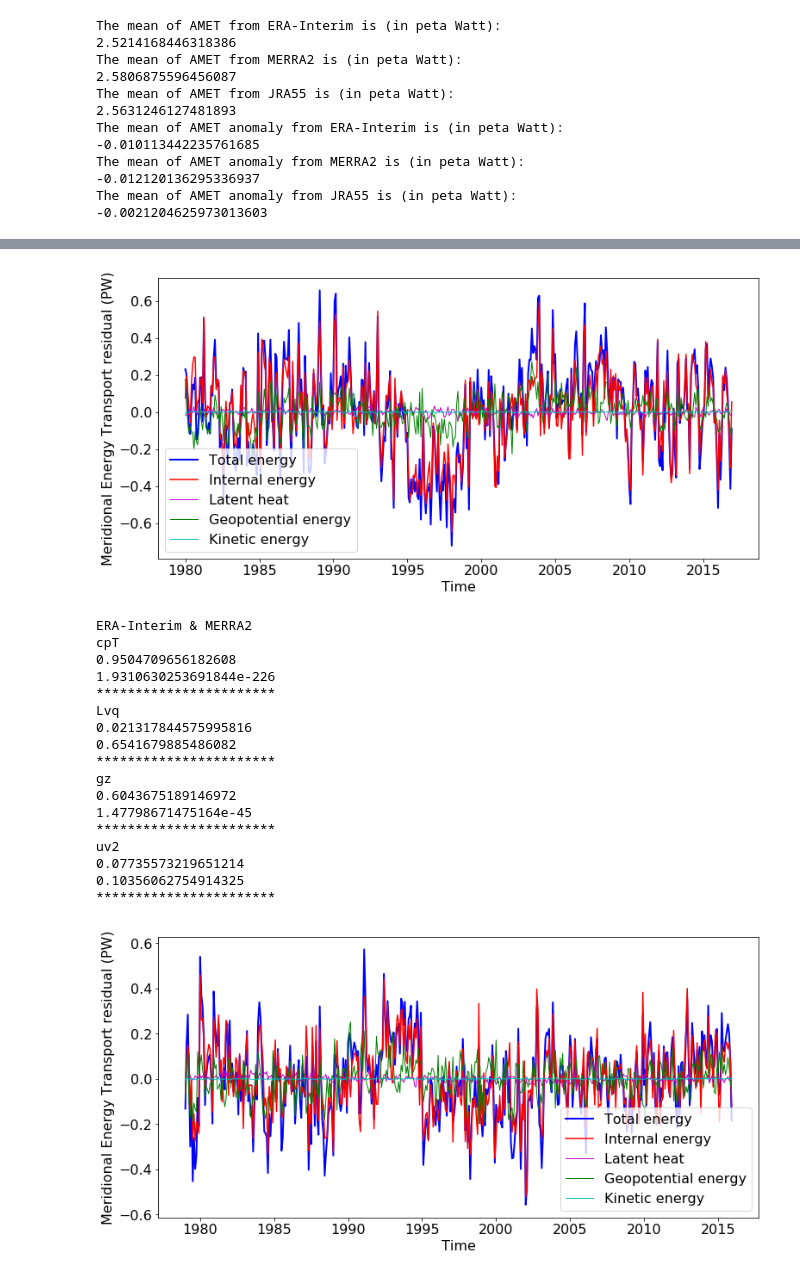
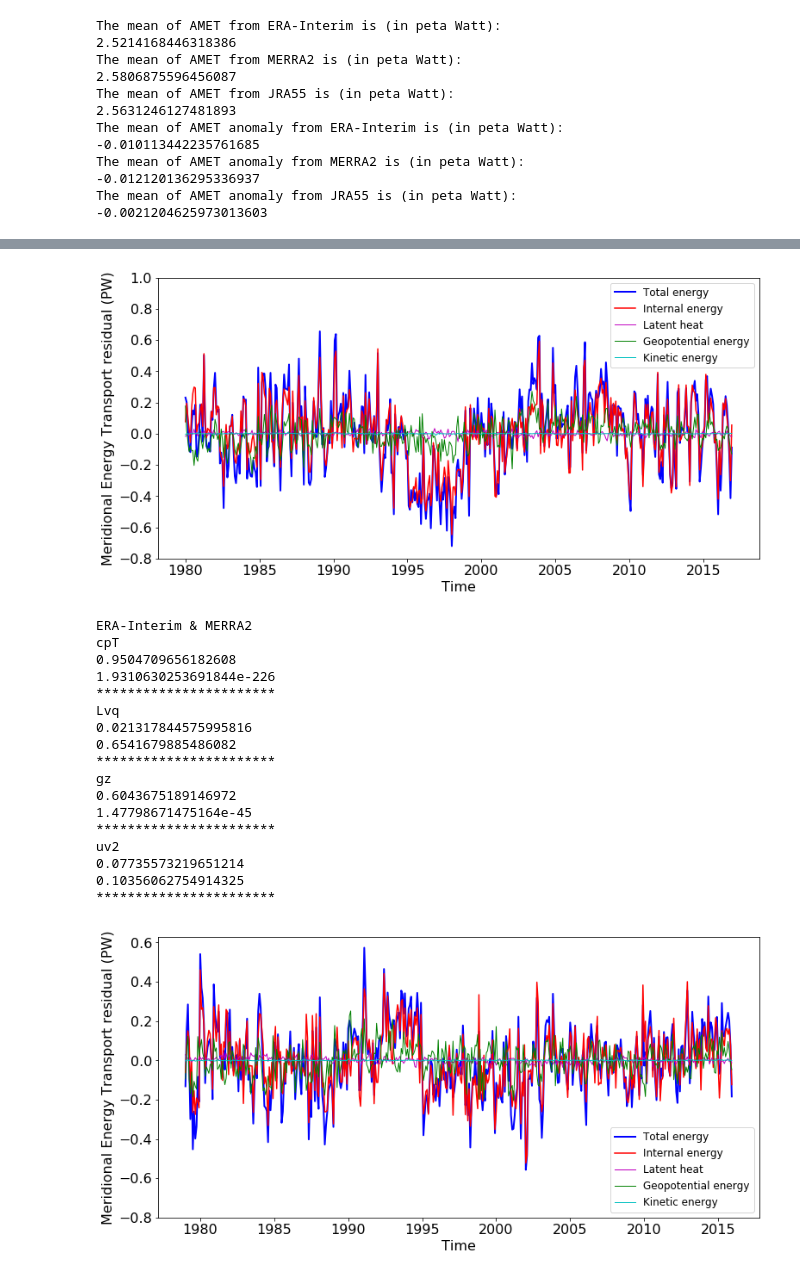
Before and after one commit to geek-yang/AirSeaFlow, a Jupyter notebook: MET_revise/ESD/paper_comp_AMET.ipynb, the cells around one changed output, grey strips where cells are left out. Cells and saved outputs as stored; diff of their text form; code cells hidden in the pictures.

```diff
--- a/MET_revise/ESD/paper_comp_AMET.ipynb
+++ b/MET_revise/ESD/paper_comp_AMET.ipynb
@@ -464,8 +464,8 @@ plt.xticks(np.arange(13,len(year_MERRA2)*12+1,60), index_year,fontsize=16)
 #plt.xticks(np.linspace(0, 444, 38), year_MERRA2)
 #plt.xticks(rotation=60)
 plt.ylabel("Meridional Energy Transport residual (PW)",fontsize=16)
-plt.yticks(fontsize=16)
-plt.legend(frameon=True, prop={'size': 16})
+plt.yticks(np.arange(-0.8,1.2,0.2),fontsize=16)
+plt.legend(frameon=True, loc=1, prop={'size': 12})
 plt.show()
 fig14.savefig(output_path + os.sep +'Comp_AMET_ERAI_minus_MERRA2_anomaly_60N.png', dpi = 300)
 plt.close(fig14)
@@ -513,9 +513,9 @@ plt.legend()
 fig16.set_size_inches(12.5, 6)
 plt.xlabel("Time",fontsize=16)
 plt.xticks(np.arange(13,len(year_ERAI)*12+1,60), index_year,fontsize=16)
-plt.yticks(fontsize=16)
+plt.yticks(np.arange(-0.8,0.8,0.2),fontsize=16)
 plt.ylabel("Meridional Energy Transport residual (PW)",fontsize=16)
-plt.legend(frameon=True, prop={'size': 16})
+plt.legend(frameon=True, prop={'size': 12})
 plt.show()
 fig16.savefig(output_path + os.sep + 'Comp_AMET_ERAI_minus_JRA55_anomaly_60N.png', dpi = 300)
 plt.close(fig16)
@@ -523,34 +523,34 @@ plt.close(fig16)
 # statistical
 slope,_,r_value,p_value,_ = stats.linregress(AMET_E_cpT_ERAI_white_series[12:,lat_interest['ERAI'][4]] - AMET_E_cpT_JRA55_white_series[:,lat_interest['JRA55'][4]],
                                              AMET_E_ERAI_white_series[12:,lat_interest['ERAI'][4]] - AMET_E_JRA55_white_series[:,lat_interest['JRA55'][4]])
 print ('ERA-Interim & JRA55')
 print ('cpT')
 print (r_value)
 print (p_value)
 print ('***********************')
 
 slope,_,r_value,p_value,_ = stats.linregress(AMET_E_Lvq_ERAI_white_series[12:,lat_interest['ERAI'][4]] - AMET_E_Lvq_JRA55_white_series[:,lat_interest['JRA55'][4]],
                                              AMET_E_ERAI_white_series[12:,lat_interest['ERAI'][4]] - AMET_E_JRA55_white_series[:,lat_interest['JRA55'][4]])
 print ('Lvq')
 print (r_value)
 print (p_value)
 print ('***********************')
 
 slope,_,r_value,p_value,_ = stats.linregress(AMET_E_gz_ERAI_white_series[12:,lat_interest['ERAI'][4]] - AMET_E_gz_JRA55_white_series[:,lat_interest['JRA55'][4]],
                                              AMET_E_ERAI_white_series[12:,lat_interest['ERAI'][4]] - AMET_E_JRA55_white_series[:,lat_interest['JRA55'][4]])
 print ('gz')
 print (r_value)
 print (p_value)
 print ('***********************')
 
 slope,_,r_value,p_value,_ = stats.linregress(AMET_E_uv2_ERAI_white_series[12:,lat_interest['ERAI'][4]] - AMET_E_uv2_JRA55_white_series[:,lat_interest['JRA55'][4]],
                                              AMET_E_ERAI_white_series[12:,lat_interest['ERAI'][4]] - AMET_E_JRA55_white_series[:,lat_interest['JRA55'][4]])
 print ('uv2')
 print (r_value)
 print (p_value)
 print ('***********************')
 # %% [output]
-[figure, old version]
+[figure, new version]
 ERA-Interim & MERRA2
 cpT
 0.9504709656182608
@@ -568,7 +568,7 @@ uv2
 0.07735573219651214
 0.10356062754914325
 ***********************
-[figure, old version]
+[figure, new version]
 ERA-Interim & JRA55
 cpT
 0.48357346311035554
```
Also changed, not shown: parts of 1 cell of this notebook, 5 other files.
